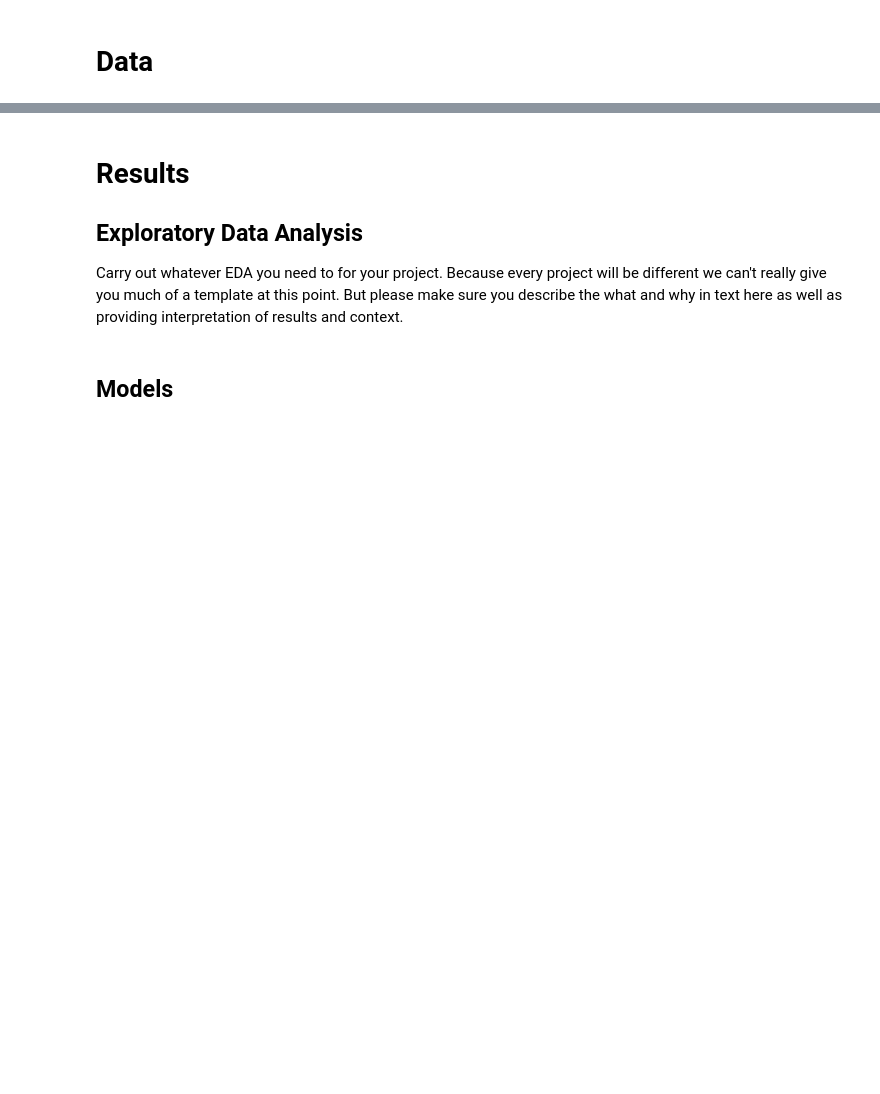
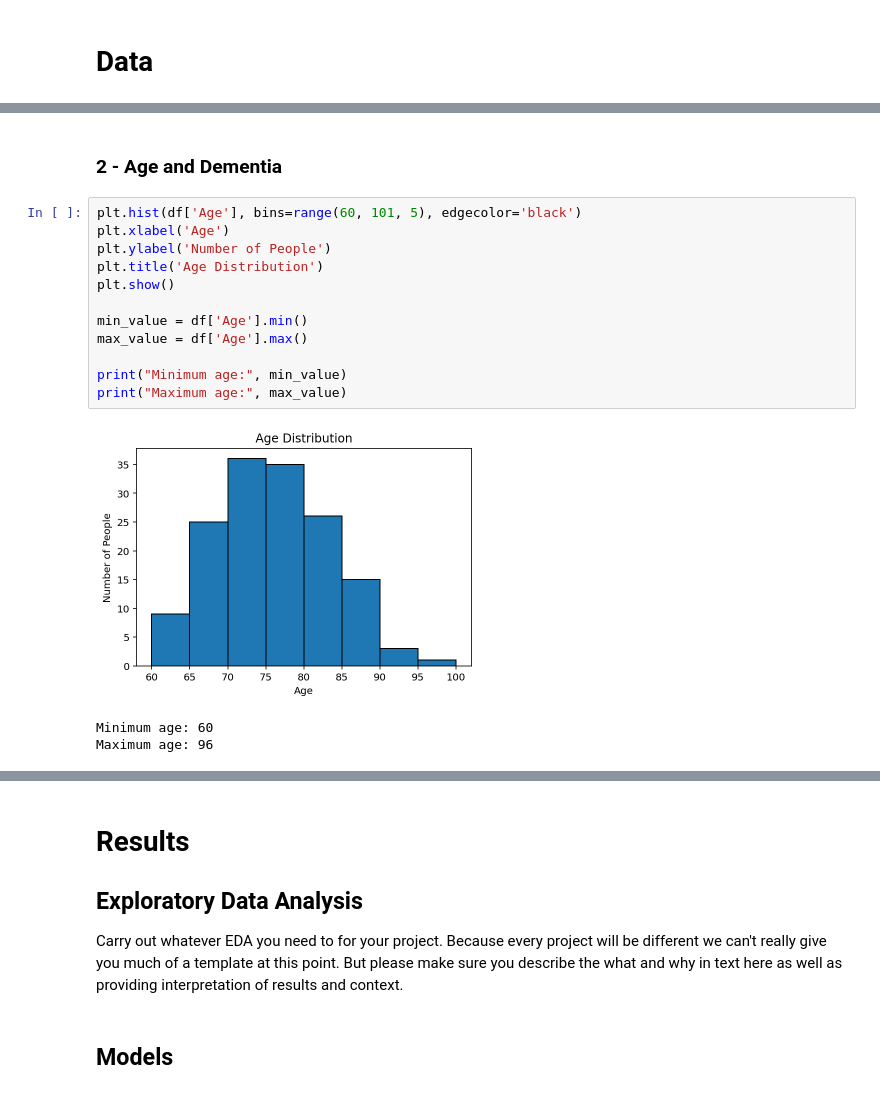
Before and after one commit to COGS108/Group141_WI24, a Jupyter notebook: FinalProject_Group141_WI24.ipynb, the cells around one changed output, grey strips where cells are left out. Drawn from its saved outputs; the diff is of its cells as text; blank space fills up the shorter version.

```diff
--- a/FinalProject_Group141_WI24.ipynb
+++ b/FinalProject_Group141_WI24.ipynb
@@ -139,0 +390,18 @@ df
+# %% [markdown]
+### 2 - Age and Dementia
+# %%
+plt.hist(df['Age'], bins=range(60, 101, 5), edgecolor='black')
+plt.xlabel('Age')
+plt.ylabel('Number of People')
+plt.title('Age Distribution')
+plt.show()
+
+min_value = df['Age'].min()
+max_value = df['Age'].max()
+
+print("Minimum age:", min_value)
+print("Maximum age:", max_value)
+# %% [output]
+[figure, added]
+Minimum age: 60
+Maximum age: 96
```
Also changed, not shown: parts of 52 cells of this notebook.
